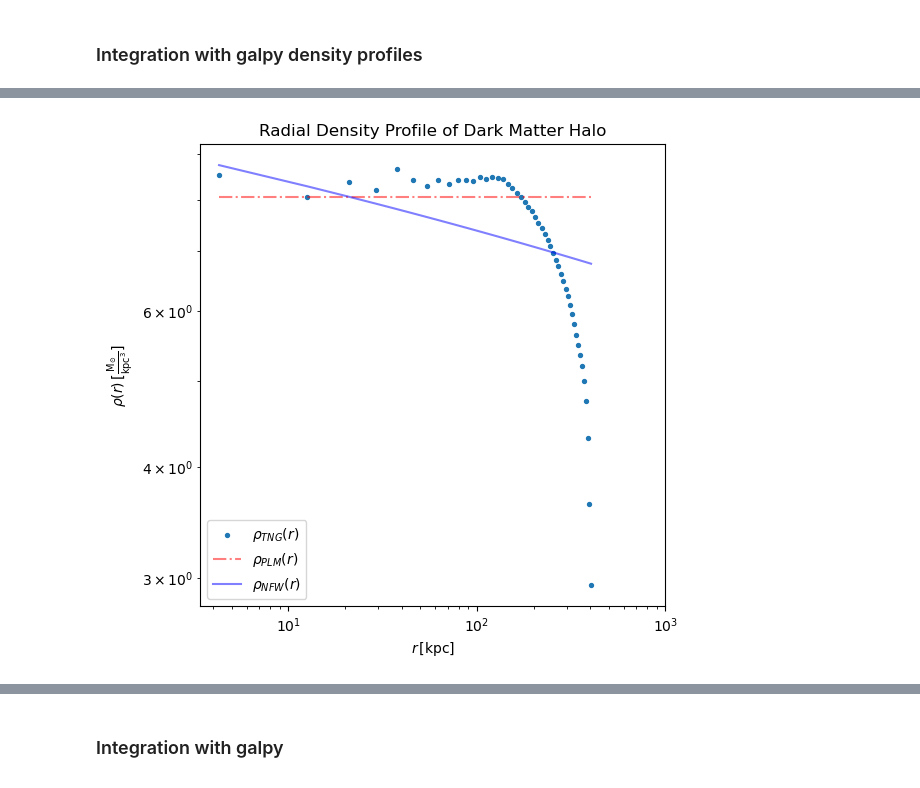
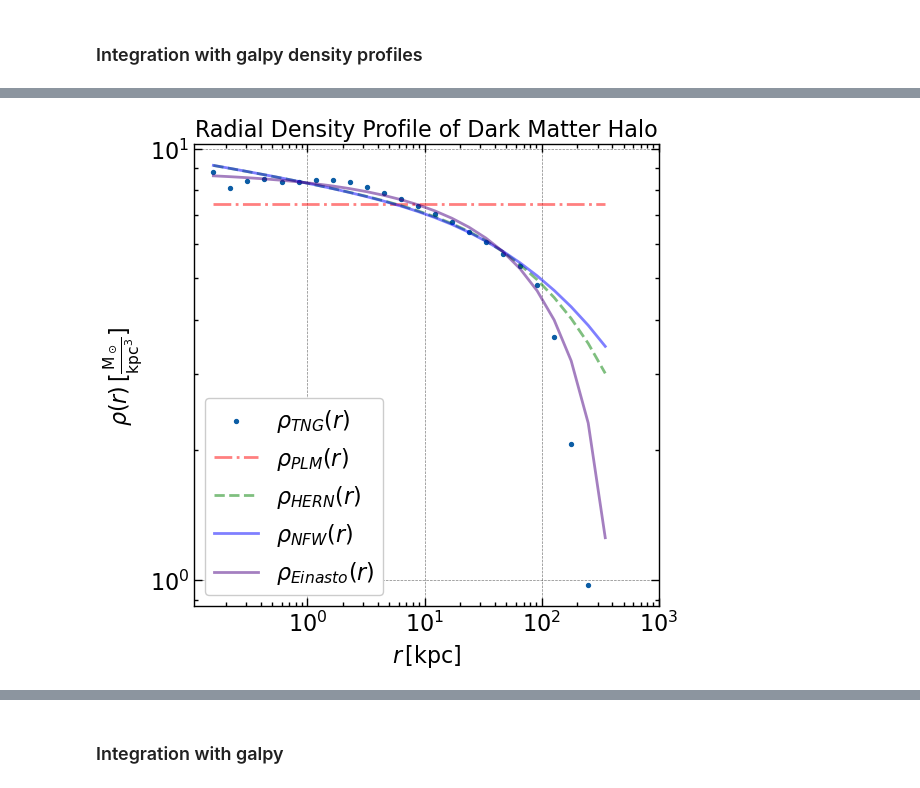
Before and after one commit to Jitskeverheecke/TANA_Project, a Jupyter notebook: project.ipynb, the cells around one changed output, grey strips where cells are left out. Saved outputs shown, nothing was run; the diff lists cells and outputs as text; code cells hidden in the pictures.

```diff
--- a/project.ipynb
+++ b/project.ipynb
@@ -340,10 +328,10 @@ $407.04098 \; \mathrm{kpc}$
 # %%
 #logbins
-n_bins= 50
+"""n_bins= 50
 bins = np.logspace(np.log10(0.25), np.log10(150), n_bins)
-r_j_log = np.sqrt ((bins[1:] * bins[:-1]) * kpc)
+r_j = np.sqrt(bins[1:] * bins[:-1]) * kpc
 
 counts, _ = np.histogram(r.value, bins=bins)
 vol = (4/3) * np.pi * (bins[1:]**3 - bins[:-1]**3)
 
-rho_j = counts * mass_dm / vol
+rho_j = counts * mass_dm / vol"""
@@ -411,35 +402,35 @@ from scipy.optimize import curve_fit
 # %%
 def rho_plummer(r, b, rho0):
     r_b = r/b
-    return rho0*(1 + r_b**2)**(-5/2)
+    return np.log10(rho0*(1 + r_b**2)**(-5/2))
 
 def rho_DEHNEN(r, b, rho0, gamma):
     r_b =r/b
-    return rho0*r_b**(-gamma)*(1 + r_b)**(gamma - 4)
+    return np.log10(rho0*r_b**(-gamma)*(1 + r_b)**(gamma - 4))
 
 def rho_Hernquist(r, b, rho0):
     return rho_DEHNEN(r, b, rho0=rho0, gamma=1)
 
 def rho_Jaffe(r, b, rho0):
-    return rho_DEHNEN(r, b, rho0=rho0, gamma=2)
+    return np.log10(rho_DEHNEN(r, b, rho0=rho0, gamma=2))
 
 def DPL(r, b, beta, rho0, gamma): #double power law
     r_b = r/b
-    return rho0/(r_b**gamma* (1 + r_b)**(beta - gamma))
+    return np.log10(rho0/(r_b**gamma* (1 + r_b)**(beta - gamma)))
 
 def rho_NFW(r, b, rho0):
     r_b = r/b
-    return rho0/(r_b*(1 + r_b)**2)
+    return np.log10(rho0/(r_b*(1 + r_b)**2))
 
 
 def rho_Einasto(r,b,rho0, alpha):
     r_b = r / b
-    return rho0 * np.exp( - (2/alpha) * (r_b**alpha - 1) )
+    return np.log10(rho0 * np.exp( - (2/alpha) * (r_b**alpha - 1) ))
 
 def rho_gNFW(r, b, rho0, gamma):
     r_b = r / b
-    return rho0 / ( (r_b**gamma) * (1.0 + r_b)**(3.0 - gamma) )
+    return np.log10(rho0 / ( (r_b**gamma) * (1.0 + r_b)**(3.0 - gamma) ))
 
 def rho_Burkert(r, b , rho0):
     r_b = r / b
-    return rho0 / ((1.0 + r_b) * (1.0 + r_b**2))
+    return np.log10(rho0 / ((1.0 + r_b) * (1.0 + r_b**2)))
@@ -459,9 +437,9 @@ array([8.53556383, 8.06444294, 8.3714733 , 8.20138241, 8.66811361,
 # %%
-popt_plummer, pcov_plummer = curve_fit(rho_plummer, r_j.value, rho_j.value, p0=[40, 9])
-#popt_Hernquist, pcov_Hernquist = curve_fit(rho_Hernquist, r_j_fit, rho_j_fit, p0=[20, 1e8], maxfev=10000)
+popt_plummer, pcov_plummer = curve_fit(rho_plummer, r_j.value[:-4], np.log10(rho_j.value[:-4]), p0=[35, 8], maxfev=10000)
+popt_Hernquist, pcov_Hernquist = curve_fit(rho_Hernquist, r_j.value[:-4], np.log10(rho_j.value[:-4]), p0=[20, 8], maxfev=10000)
 #popt_Jaffe, pcov_Jaffe = curve_fit(rho_Jaffe, r_j_fit, rho_j_fit, p0=[30, 1e8], maxfev=10000)
-popt_NFW, pcov_NFW = curve_fit(rho_NFW, r_j.value, rho_j.value, p0=[20, 9], maxfev=10000)
+popt_NFW, pcov_NFW = curve_fit(rho_NFW, r_j.value[:-4], np.log10(rho_j.value[:-4]), p0=[20, 8], maxfev=10000)
 #popt_dpl, pcov_dpl = curve_fit(DPL, r_j.value, rho_j.value, p0=[50, 4, 1e9, 2], maxfev=10000)
-#popt_Einasto, pcov_Einasto = curve_fit(rho_Einasto,r_j_fit,rho_j_fit,p0=[50, 1e9, 0.15], bounds=([0, 0, 0.05], [np.inf, np.inf, 1.0]),maxfev=20000)
+popt_Einasto, pcov_Einasto = curve_fit(rho_Einasto,r_j.value[:-4],np.log10(rho_j.value[:-4]),p0=[50, 9, 0.15], bounds=([0, 0, 0.05], [np.inf, np.inf, 1.0]),maxfev=20000)
 #popt_gNFW, pcov_gNFW = curve_fit(rho_gNFW, r_j.value, rho_j.value, p0=[50.0, 1e9, 1.0], maxfev=20000)
 #popt_Burkert, pcov_Burkert = curve_fit(rho_Burkert, r_j.value, rho_j.value, p0=[20, 1e8], maxfev=20000)
@@ -468,9 +454,9 @@ popt_NFW, pcov_NFW = curve_fit(rho_NFW, r_j.value, rho_j.value, p0=[20, 9], maxf
 # %%
 rho_plummer_j = rho_plummer(r_j, b=popt_plummer[0]*kpc, rho0=popt_plummer[1])
-#rho_Hernquist_j = rho_Hernquist(r_j, b=popt_Hernquist[0]*kpc, rho0=popt_Hernquist[1])
+rho_Hernquist_j = rho_Hernquist(r_j, b=popt_Hernquist[0]*kpc, rho0=popt_Hernquist[1])
 #rho_Jaffe_j = rho_Jaffe(r_j, b=popt_Jaffe[0]*kpc, rho0=popt_Jaffe[1])
 rho_NFW_j = rho_NFW(r_j, b=popt_NFW[0]*kpc, rho0=popt_NFW[1])
 #rho_DPL_j = DPL(r_j, b=popt_dpl[0]*kpc, beta=popt_dpl[1], rho0=popt_dpl[2], gamma=popt_dpl[3])
-#rho_Einasto_j = rho_Einasto(r_j, b = popt_Einasto[0]*kpc, rho0 = popt_Einasto[1], alpha=popt_Einasto[2] )
+rho_Einasto_j = rho_Einasto(r_j, b = popt_Einasto[0]*kpc, rho0 = popt_Einasto[1], alpha=popt_Einasto[2] )
 #rho_gNFW_j = rho_gNFW(r_j, b= popt_gNFW[0]*kpc , rho0 = popt_gNFW[1], gamma=popt_gNFW[2])
 #rho_Burkert_j = rho_Burkert(r_j, b=popt_Burkert[0]*kpc, rho0=popt_Burkert[1])
@@ -484,23 +466,23 @@ $[5.6027599 \times 10^{8},~1.9064723 \times 10^{8},~1.1486661 \times 10^{8},~821
 # %%
 plt.close('all')
 plt.figure(figsize=(6,6))
 plt.loglog()
 plt.scatter(r_j.value, np.log10(rho_j.value), s=8, label=r'$\rho_{TNG}(r)$')
-plt.plot(r_j.value, np.log10(rho_plummer_j), '-.', color='red', alpha=0.5, label=r'$\rho_{PLM}(r)$')
-#plt.plot(r_j.value, rho_Hernquist_j, '--', color='green', alpha=0.5, label=r'$\rho_{HERN}(r)$')
+plt.plot(r_j.value, rho_plummer_j, '-.', color='red', alpha=0.5, label=r'$\rho_{PLM}(r)$')
+plt.plot(r_j.value, rho_Hernquist_j, '--', color='green', alpha=0.5, label=r'$\rho_{HERN}(r)$')
 #plt.plot(r_j.value, rho_Jaffe_j, '-', color='orange', alpha=0.5, label=r'$\rho_{JAFFE}(r)$')
-plt.plot(r_j.value, np.log10(rho_NFW_j.value), '-', color='blue', alpha=0.5, label=r'$\rho_{NFW}(r)$')
+plt.plot(r_j.value, rho_NFW_j, '-', color='blue', alpha=0.5, label=r'$\rho_{NFW}(r)$')
 #plt.plot(r_j.value, rho_DPL_j, ':', color='purple', alpha=0.5, label=r'$\rho_{DPL}(r)$')
-#plt.plot(r_j.value , rho_Einasto_j , '-',color = 'indigo', alpha = 0.5 , label = r'$\rho_{Einasto}(r)$' )
+plt.plot(r_j.value , rho_Einasto_j , '-',color = 'indigo', alpha = 0.5 , label = r'$\rho_{Einasto}(r)$' )
 #plt.plot(r_j.value, rho_gNFW_j, '-', color='cyan', alpha=0.5, label=r'$\rho_{gNFW}(r)$')
 #plt.plot(r_j.value, rho_Burkert_j, '-.', color='pink', alpha=0.5, label=r'$\rho_{BKT}(r)$')
 plt.xlabel(r'$r\,\text{[kpc]}$')
 plt.ylabel(r'$\rho(r)\, [\frac{\text{M}_\odot}{\text{kpc}^3}]$')
 plt.title('Radial Density Profile of Dark Matter Halo')
 plt.xlim(0,10**3)
 plt.legend()
 #save in figure folder
 plt.savefig('Figures/Density_Profile_Fits.pdf', bbox_inches='tight')
 plt.show()
 # %% [output]
-[figure, old version]
+[figure, new version]
```
Also changed, not shown: parts of 18 cells of this notebook.
